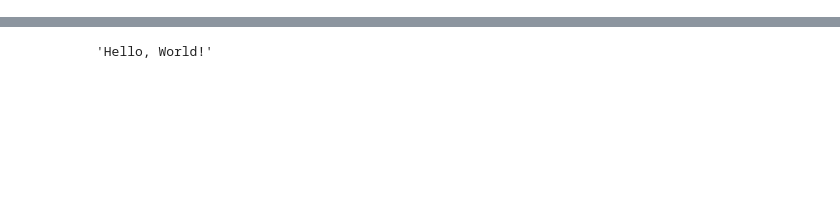
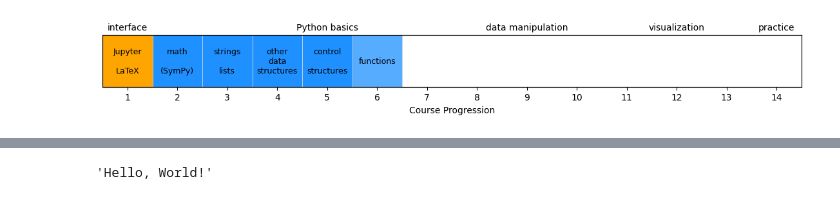
Before and after one commit to Steelpush-Ironpull/GP_2024, a Jupyter notebook: 05_python_functions.ipynb, the cells around one changed output, grey strips where cells are left out. Cells and saved outputs as stored; diff of their text form; code cells hidden in the pictures; blank space fills up the shorter version.

Commit message:
work in progress, no touching

```diff
--- a/05_python_functions.ipynb
+++ b/05_python_functions.ipynb
@@ -1,3 +8,9 @@
+# %%
+plt.rcParams.update({
+    "text.usetex": True,
+    "font.family": "sans-serif",
+    "font.sans-serif": ["Computer Modern Sans Serif"]})
+plt.rcParams['text.latex.preamble'] = r'\usepackage{sansmath} \sansmath'
 # %%
 from IPython.display import display, clear_output, HTML
 import time
@@ -18,3 +31,49 @@ def countdown_timer(minutes):
 <div style="text-align: center;">
     <img src="https://upload.wikimedia.org/wikipedia/commons/thumb/f/f8/Python_logo_and_wordmark.svg/972px-Python_logo_and_wordmark.svg.png?20210516005643" alt="The Python logo" style="width: 60%; max-width: 500px;">
 </div>
+# %%
+
+# You are not supposed to understand this code, yet. It is here for your convenience/curiosity.
+
+import matplotlib.pyplot as plt
+import numpy as np
+from matplotlib.patches import Rectangle
+
+# Topics and x-axis values
+topics = ["interface", "", "", "", "Python basics", "", "", "", "data manipulation", "", "", "visualization", "", "practice"]
+x_values = np.arange(1, 15)
+
+# Create figure and axis objects with adjusted y-axis height
+fig, ax1 = plt.subplots(figsize=(10*1.4, 0.75*1.4))  # Slightly more vertical space
+ax1.set(xlim=(0, 14), xticks=x_values - 0.5, xlabel='Course Progression')
+ax1.set_xticks(x_values - 0.5)  # Align grid lines with x_values
+ax1.set_xticklabels(x_values, ha='center')
+ax1.yaxis.set_visible(False)
+
+# Secondary axis for labels without ticks
+ax2 = ax1.twiny()
+ax2.set(xlim=ax1.get_xlim(), xticks=x_values - 0.5)
+ax2.set_xticklabels(topics, ha='center')
+ax2.tick_params(axis='x', length=0)
+
+# Add rectangles for progress
+progress_info = [(0, "orange", 1), (1, "dodgerblue", 1), (2, "dodgerblue", 1), (3, "dodgerblue", 1),
+                 (4, "dodgerblue", 1), (5, "dodgerblue", 0.75)]
+for x, color, alpha in progress_info:
+    ax1.add_patch(Rectangle((x, 0), 1, 1, facecolor=color, alpha=alpha, edgecolor="gainsboro", linewidth=0.5))
+
+# Add text annotations
+annotations = [
+    (0.5, "Jupyter\n\nLaTeX"),
+    (1.5, "math\n\n(SymPy)"),
+    (2.5, "strings\n\nlists"),
+    (3.5, "other\ndata\nstructures"),
+    (4.5, "control\n\nstructures"),
+    (5.5, "functions")
+]
+for x, label, *color in annotations:
+    ax1.text(x, 0.5, label, ha='center', va='center', fontsize=9, color=color[0] if color else 'black')
+
+plt.show()
+# %% [output]
+[figure, added]
```
Also changed, not shown: parts of 53 cells of this notebook, 1 other file.
